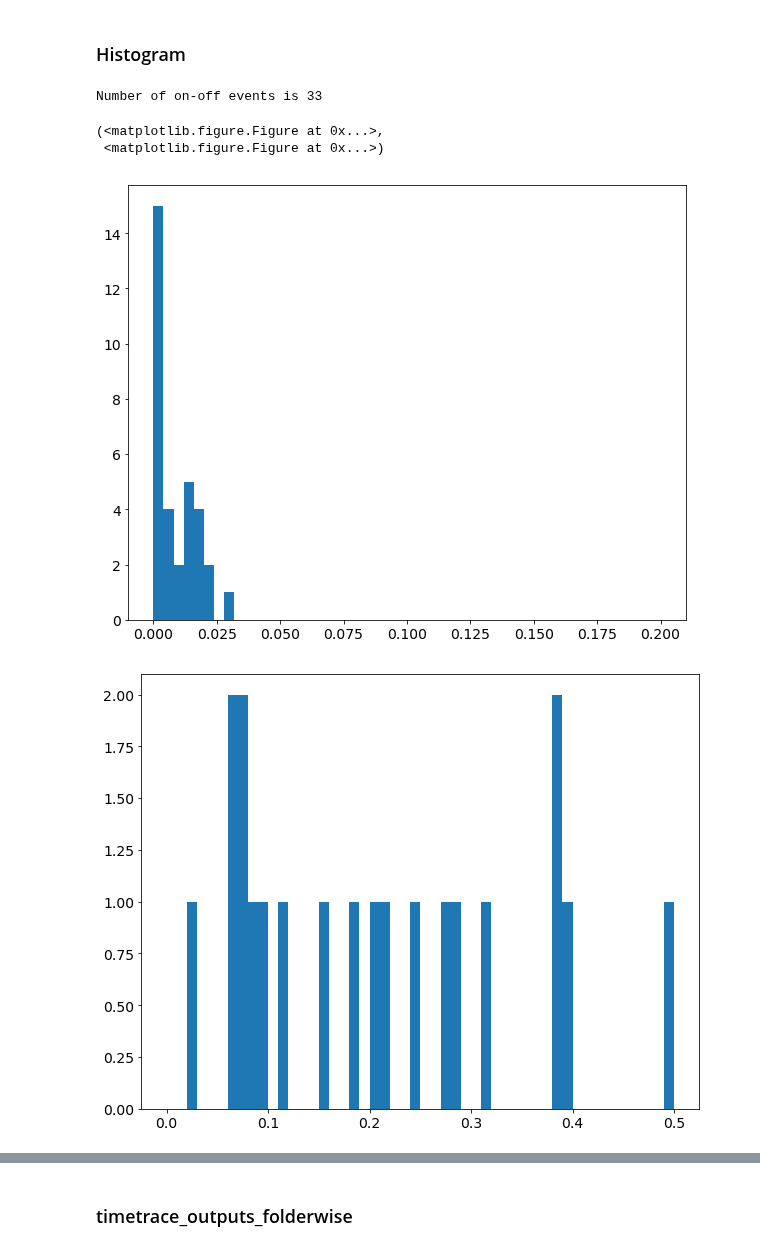
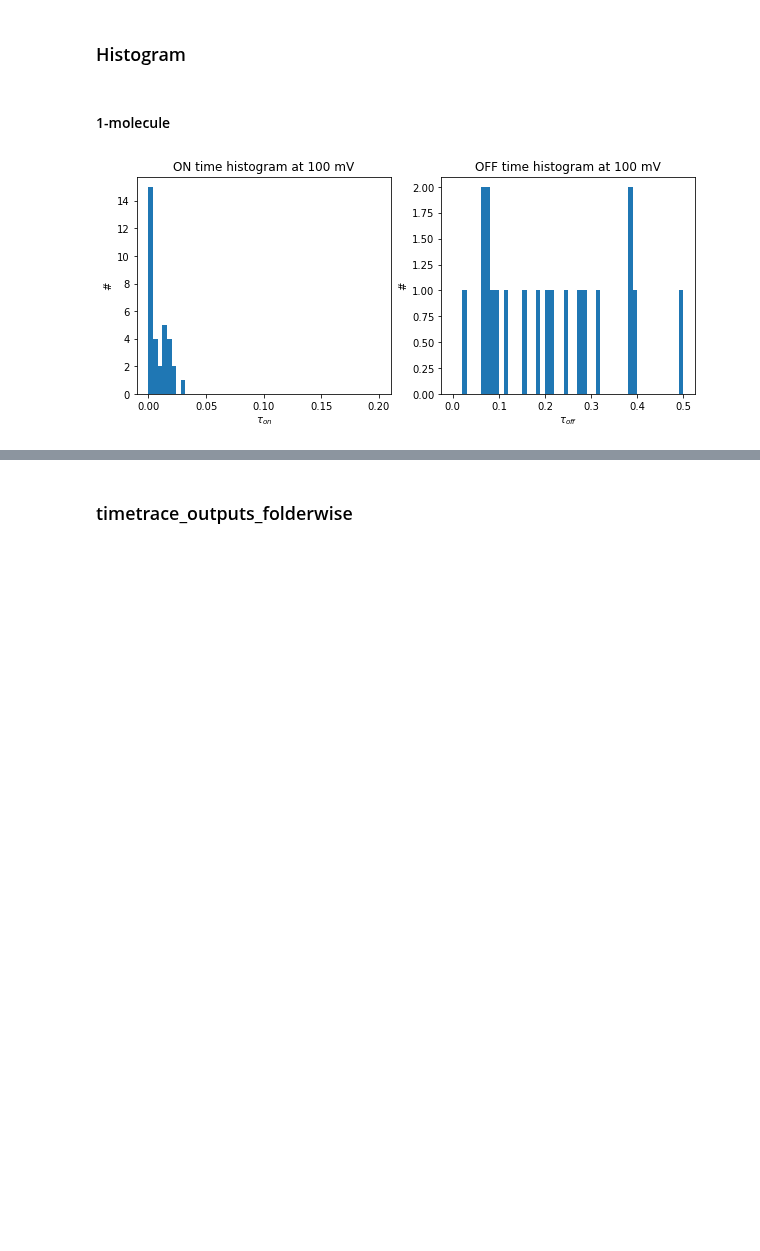
Before and after one commit to biswajitSM/Azurin_SM_repo, a Jupyter notebook: Analysis/Analysis_General.ipynb, the cells around one changed output, grey strips where cells are left out. Drawn from its saved outputs; the diff is of its cells as text; code cells hidden in the pictures; blank space fills up the shorter version.

Commit message:
on/off time histogram for a folder

```diff
--- a/Analysis/Analysis_General.ipynb
+++ b/Analysis/Analysis_General.ipynb
@@ -778,12 +780,10 @@ g(t) = 3.06741273527e-18 + 1.86741523295 * exp(-t/7.58070070398) + 1.01167358988
 [figure]
 # %% [markdown]
 ### Histogram
+# %% [markdown]
+#### 1-molecule
 # %%
-histogram_on_off_1mol(foldername= foldername, input_potential=[100], pointnumbers=[1],
-                          bins_on=50, range_on=[0, 0.2], bins_off=50, range_off=[0, 0.5])
+t_ons, t_offs = histogram_on_off_1mol(foldername= foldername, input_potential=[100], pointnumbers=[1],
+                          bins_on=50, range_on=[0, 0.2], bins_off=50, range_off=[0, 0.5], plotting=True)
 # %% [output]
-Number of on-off events is 33
-(<matplotlib.figure.Figure at 0x...>,
- <matplotlib.figure.Figure at 0x...>)
-[figure, old version]
+[figure, new version]
-[figure, removed]
```
Also changed, not shown: parts of 3 cells of this notebook, 2 other files.
